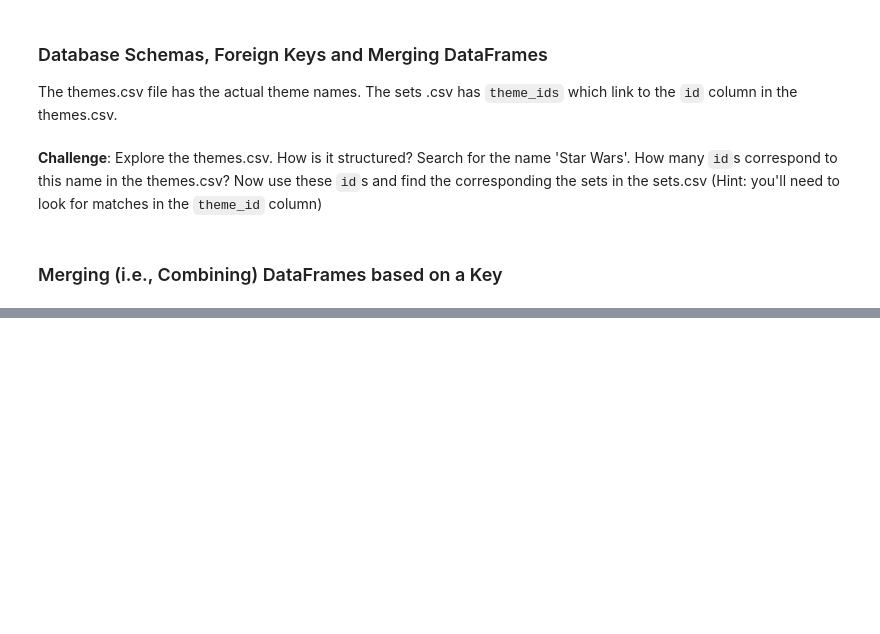
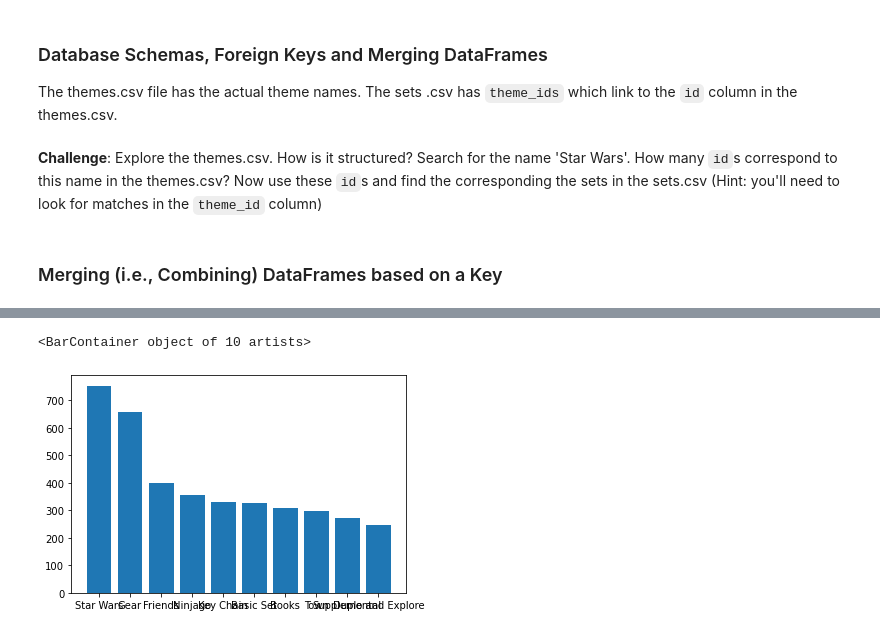
Before and after one commit to halilcodes/lego-set-stats, a Jupyter notebook: Lego_Analysis_for_Course_(start).ipynb, the cells around one changed output, grey strips where cells are left out. Cells and saved outputs as stored; diff of their text form; code cells hidden in the pictures; blank space fills up the shorter version.

```diff
--- a/Lego_Analysis_for_Course_(start).ipynb
+++ b/Lego_Analysis_for_Course_(start).ipynb
@@ -297,3 +312,8 @@ parts_per_set.head()
 ### Number of Sets per LEGO Theme
 # %% [markdown]
 LEGO has licensed many hit franchises from Harry Potter to Marvel Super Heros to many others. But which theme has the largest number of individual sets?
+# %%
+df_themes = pd.read_csv("data/themes.csv")
+
+df_themes.head(20)
+df_sets.groupby("theme_id").count().sort_values("set_num", ascending=False).head(3) # theme no 158 has highest num of set
@@ -307,3 +339,6 @@ The themes.csv file has the actual theme names. The sets .csv has <code>theme_id
 **Challenge**: Explore the themes.csv. How is it structured? Search for the name 'Star Wars'. How many <code>id</code>s correspond to this name in the themes.csv? Now use these <code>id</code>s and find the corresponding the sets in the sets.csv (Hint: you'll need to look for matches in the <code>theme_id</code> column)
 # %% [markdown]
 ### Merging (i.e., Combining) DataFrames based on a Key
+# %%
+set_theme_count = df_sets["theme_id"].value_counts()
+set_theme_count.head()
@@ -309,0 +352,3 @@ The themes.csv file has the actual theme names. The sets .csv has <code>theme_id
+# %%
+set_theme_count = pd.DataFrame({'id': set_theme_count.index, "set_count": set_theme_count.values})
+set_theme_count.head()
@@ -309,0 +362,3 @@ The themes.csv file has the actual theme names. The sets .csv has <code>theme_id
+# %%
+merged_df = pd.merge(set_theme_count, df_themes, on='id')
+merged_df.sort_values("set_count", ascending=False).head()
@@ -309,0 +372,5 @@ The themes.csv file has the actual theme names. The sets .csv has <code>theme_id
+# %%
+plt.bar(merged_df.name[:10], merged_df.set_count[:10])
+# %% [output]
+<BarContainer object of 10 artists>
+[figure, added]
```
Also changed, not shown: parts of 9 cells of this notebook.
